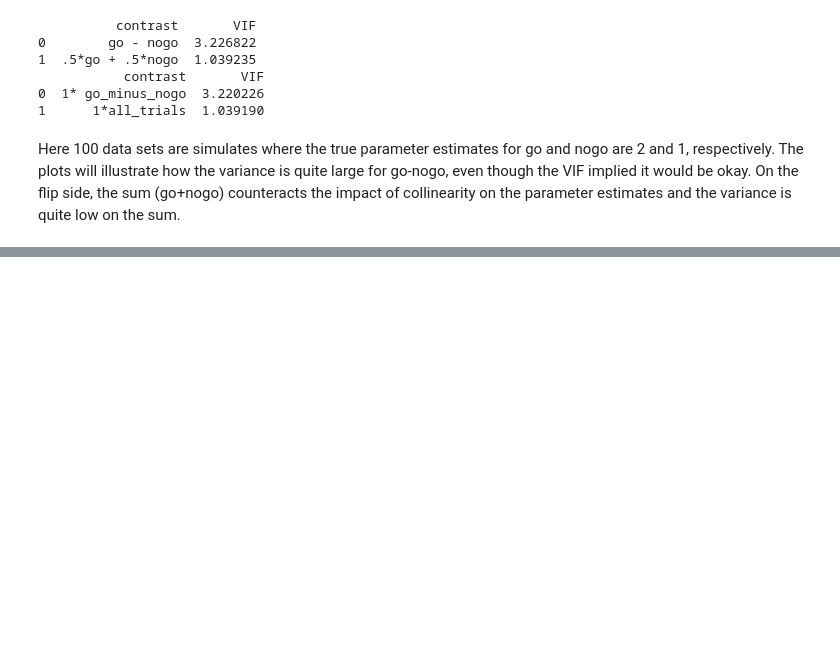
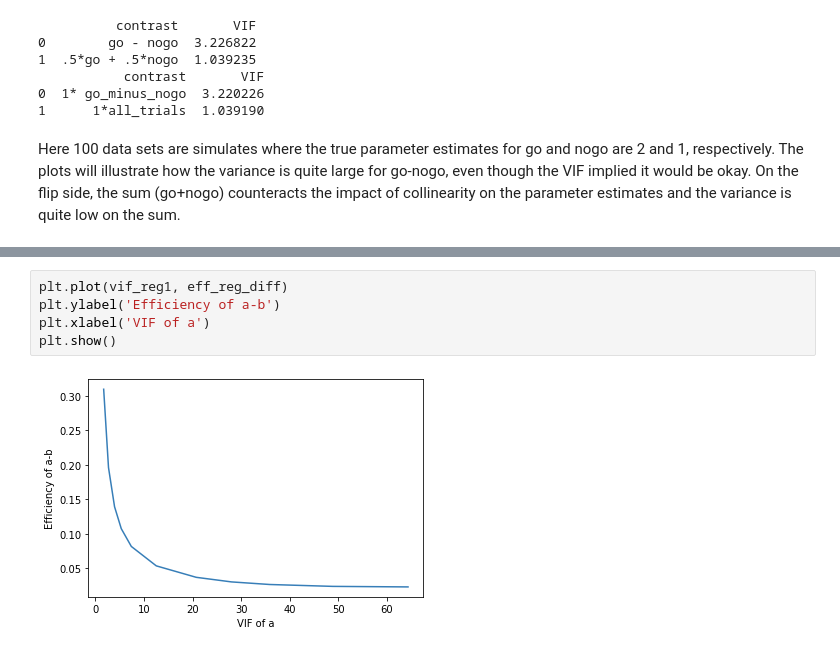
Before and after one commit to jmumford/DesignAnalysisCode, a Jupyter notebook: fmri_regressors.ipynb, the cells around one changed output, grey strips where cells are left out. Saved outputs shown, nothing was run; the diff lists cells and outputs as text; blank space fills up the shorter version.

```diff
--- a/fmri_regressors.ipynb
+++ b/fmri_regressors.ipynb
@@ -641,0 +788,7 @@ plt.show()
+# %%
+plt.plot(vif_reg1, eff_reg_diff)
+plt.ylabel('Efficiency of a-b')
+plt.xlabel('VIF of a')
+plt.show()
+# %% [output]
+[figure, added]
```
Also changed, not shown: parts of 16 cells of this notebook.
